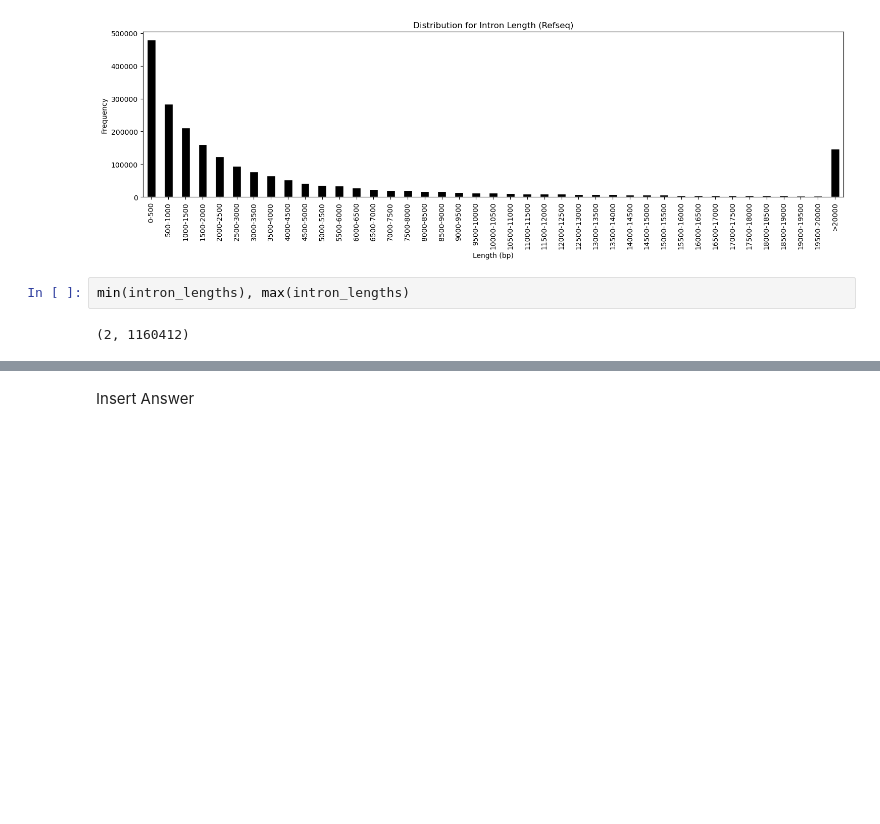
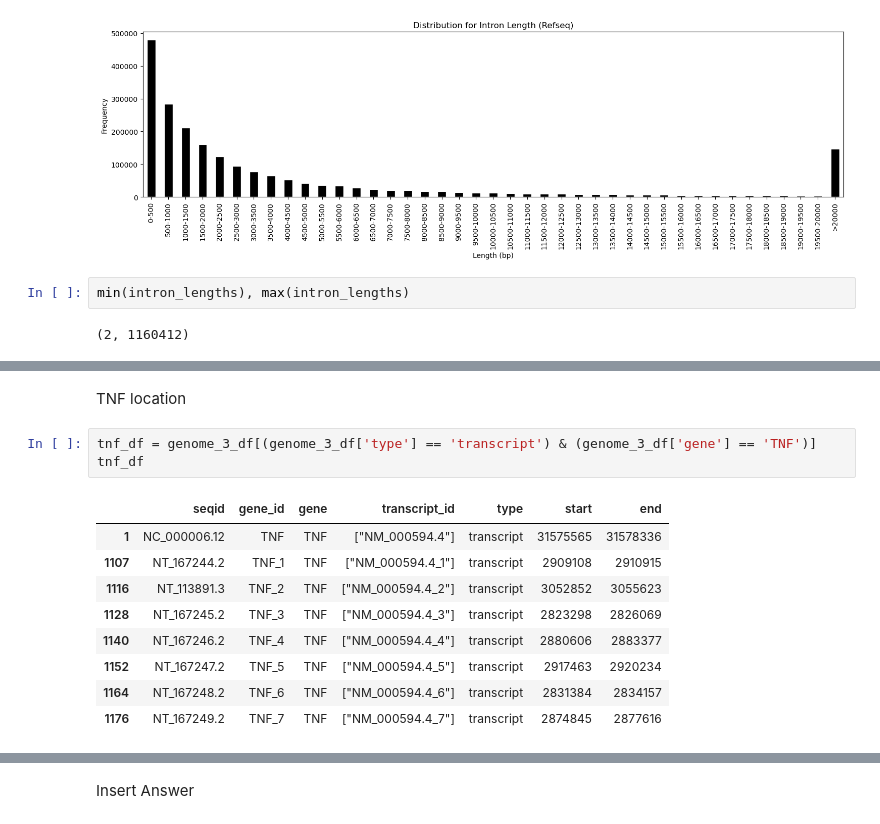
Before and after one commit to KyleCarlo/gene-annotation-analysis-of-human-genome, a Jupyter notebook: Bioinformatics_Ex1.ipynb, the cells around one changed output, grey strips where cells are left out. Cells and saved outputs as stored; diff of their text form; blank space fills up the shorter version.

```diff
--- a/Bioinformatics_Ex1.ipynb
+++ b/Bioinformatics_Ex1.ipynb
@@ -503,0 +542,15 @@ refseq_df[(refseq_df["Chromosome"] == "NC_000017.11") &
+# %% [markdown]
+TNF location
+# %%
+tnf_df = genome_3_df[(genome_3_df['type'] == 'transcript') & (genome_3_df['gene'] == 'TNF')]
+tnf_df
+# %% [output]
+|  | seqid | gene_id | gene | transcript_id | type | start | end |
+| 1 | NC_000006.12 | TNF | TNF | ["NM_000594.4"] | transcript | 31575565 | 31578336 |
+| 1107 | NT_167244.2 | TNF_1 | TNF | ["NM_000594.4_1"] | transcript | 2909108 | 2910915 |
+| 1116 | NT_113891.3 | TNF_2 | TNF | ["NM_000594.4_2"] | transcript | 3052852 | 3055623 |
+| 1128 | NT_167245.2 | TNF_3 | TNF | ["NM_000594.4_3"] | transcript | 2823298 | 2826069 |
+| 1140 | NT_167246.2 | TNF_4 | TNF | ["NM_000594.4_4"] | transcript | 2880606 | 2883377 |
+| 1152 | NT_167247.2 | TNF_5 | TNF | ["NM_000594.4_5"] | transcript | 2917463 | 2920234 |
+| 1164 | NT_167248.2 | TNF_6 | TNF | ["NM_000594.4_6"] | transcript | 2831384 | 2834157 |
+| 1176 | NT_167249.2 | TNF_7 | TNF | ["NM_000594.4_7"] | transcript | 2874845 | 2877616 |
```
Also changed, not shown: parts of 32 cells of this notebook.
